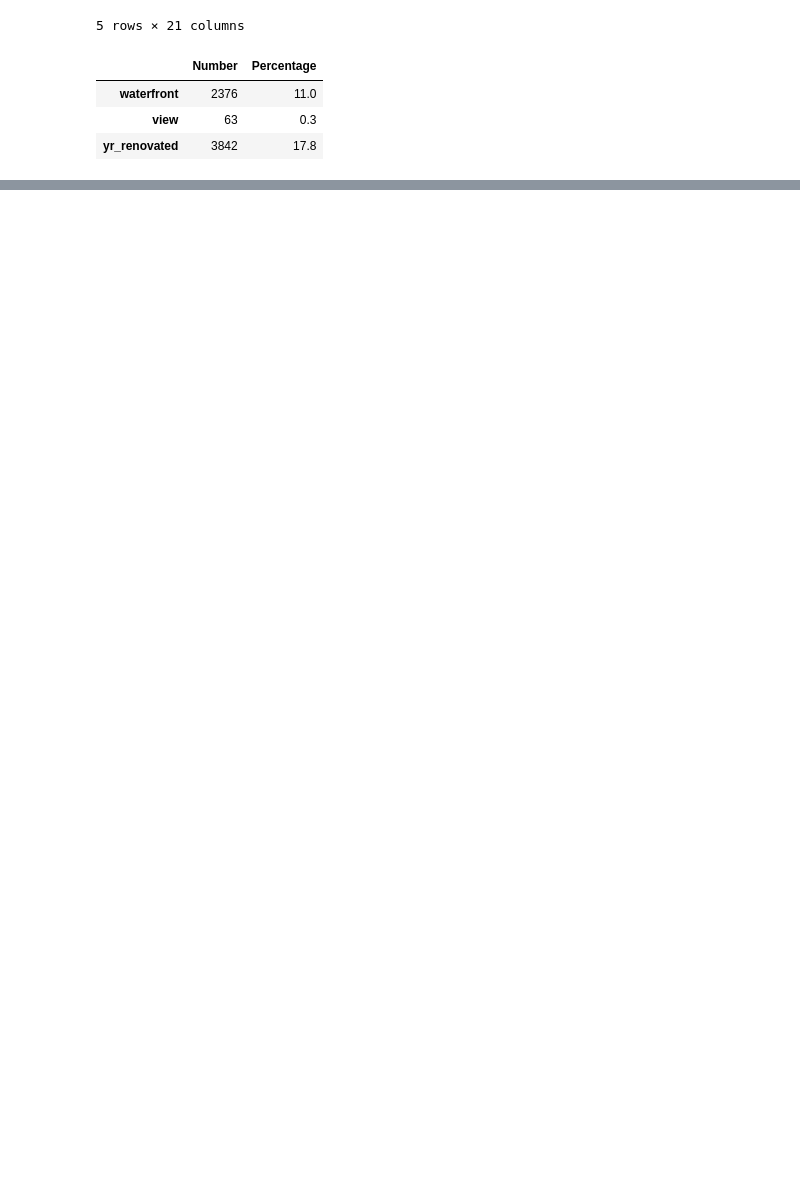
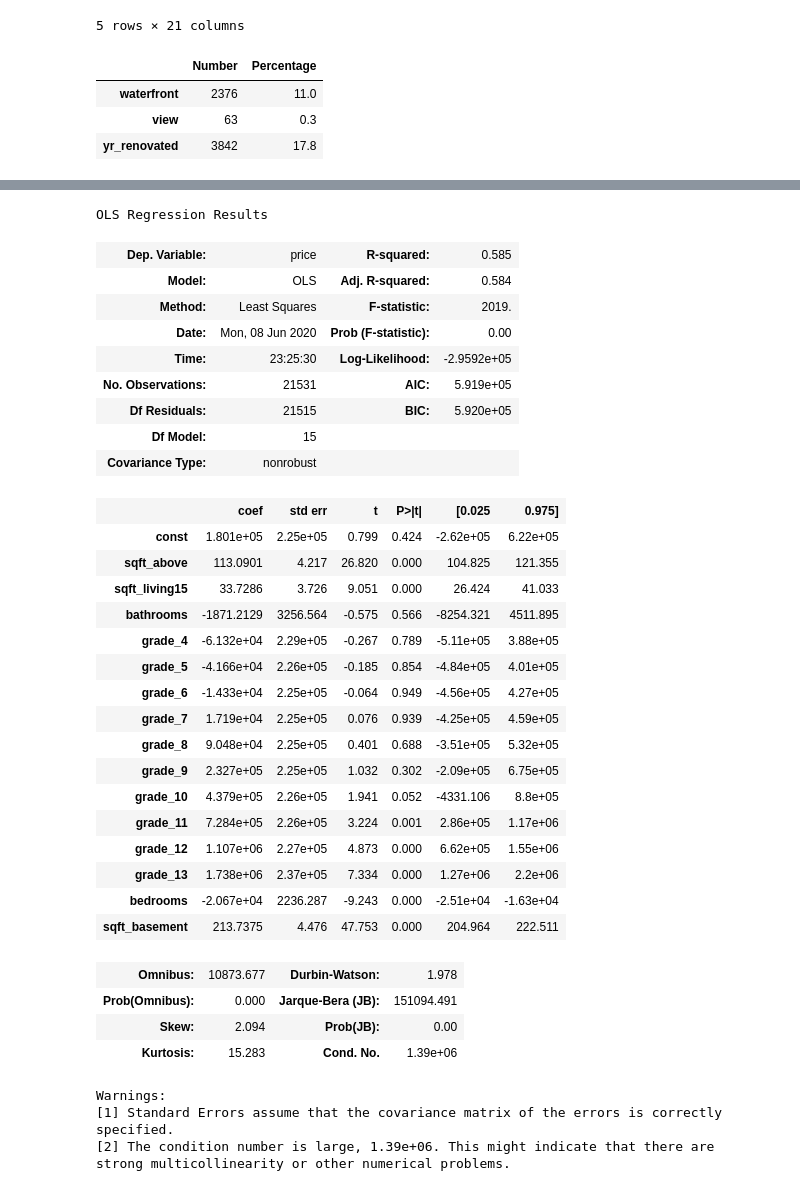
Before and after one commit to Vivi-Wi/House_Price_Prediction, a Jupyter notebook: Project1_EDA.ipynb, the cells around one changed output, grey strips where cells are left out. Drawn from its saved outputs; the diff is of its cells as text; code cells hidden in the pictures; blank space fills up the shorter version.

```diff
--- a/Project1_EDA.ipynb
+++ b/Project1_EDA.ipynb
@@ -146 +188,4 @@ kc_dum=kc_dum.apply(pd.to_numeric)
+# %%
+exp = list(kc_dum)
+exp.remove('price')
 # %%
@@ -187,0 +212,12 @@ memory usage: 168.8+ KB
+# %%
+rs = []
+for i in exp:
+    X = kc_dum[i]
+    X = sm.add_constant(X)
+    y = kc_dum.price
+    rs.append(sm.OLS(y,X).fit().rsquared)
+
+rs_df = pd.DataFrame()
+rs_df['explanatory_variable'] = exp
+rs_df['r_squared'] = rs
+rs_df.sort_values('r_squared', ascending=False).head(10)
@@ -187,0 +256,46 @@ memory usage: 168.8+ KB
+# %%
+X = kc_dum[['sqft_above',
+           'sqft_living15',
+           'bathrooms',
+           'grade_4', 'grade_5', 'grade_6', 'grade_7', 'grade_8', 'grade_9', 'grade_10', 'grade_11', 'grade_12', 'grade_13',
+           'bedrooms',
+           'sqft_basement']]
+X = sm.add_constant(X)
+y = kc_dum.price
+sm.OLS(y,X).fit().summary()
+# %% [output]
+OLS Regression Results
+| Dep. Variable: | price | R-squared: | 0.585 |
+| Model: | OLS | Adj. R-squared: | 0.584 |
+| Method: | Least Squares | F-statistic: | 2019. |
+| Date: | Mon, 08 Jun 2020 | Prob (F-statistic): | 0.00 |
+| Time: | 23:25:30 | Log-Likelihood: | -2.9592e+05 |
+| No. Observations: | 21531 | AIC: | 5.919e+05 |
+| Df Residuals: | 21515 | BIC: | 5.920e+05 |
+| Df Model: | 15 |  |  |
+| Covariance Type: | nonrobust |  |  |
+|  | coef | std err | t | P>|t| | [0.025 | 0.975] |
+| const | 1.801e+05 | 2.25e+05 | 0.799 | 0.424 | -2.62e+05 | 6.22e+05 |
+| sqft_above | 113.0901 | 4.217 | 26.820 | 0.000 | 104.825 | 121.355 |
+| sqft_living15 | 33.7286 | 3.726 | 9.051 | 0.000 | 26.424 | 41.033 |
+| bathrooms | -1871.2129 | 3256.564 | -0.575 | 0.566 | -8254.321 | 4511.895 |
+| grade_4 | -6.132e+04 | 2.29e+05 | -0.267 | 0.789 | -5.11e+05 | 3.88e+05 |
+| grade_5 | -4.166e+04 | 2.26e+05 | -0.185 | 0.854 | -4.84e+05 | 4.01e+05 |
+| grade_6 | -1.433e+04 | 2.25e+05 | -0.064 | 0.949 | -4.56e+05 | 4.27e+05 |
+| grade_7 | 1.719e+04 | 2.25e+05 | 0.076 | 0.939 | -4.25e+05 | 4.59e+05 |
+| grade_8 | 9.048e+04 | 2.25e+05 | 0.401 | 0.688 | -3.51e+05 | 5.32e+05 |
+| grade_9 | 2.327e+05 | 2.25e+05 | 1.032 | 0.302 | -2.09e+05 | 6.75e+05 |
+| grade_10 | 4.379e+05 | 2.26e+05 | 1.941 | 0.052 | -4331.106 | 8.8e+05 |
+| grade_11 | 7.284e+05 | 2.26e+05 | 3.224 | 0.001 | 2.86e+05 | 1.17e+06 |
+| grade_12 | 1.107e+06 | 2.27e+05 | 4.873 | 0.000 | 6.62e+05 | 1.55e+06 |
+| grade_13 | 1.738e+06 | 2.37e+05 | 7.334 | 0.000 | 1.27e+06 | 2.2e+06 |
+| bedrooms | -2.067e+04 | 2236.287 | -9.243 | 0.000 | -2.51e+04 | -1.63e+04 |
+| sqft_basement | 213.7375 | 4.476 | 47.753 | 0.000 | 204.964 | 222.511 |
+| Omnibus: | 10873.677 | Durbin-Watson: | 1.978 |
+| Prob(Omnibus): | 0.000 | Jarque-Bera (JB): | 151094.491 |
+| Skew: | 2.094 | Prob(JB): | 0.00 |
+| Kurtosis: | 15.283 | Cond. No. | 1.39e+06 |
+Warnings:
+[1] Standard Errors assume that the covariance matrix of the errors is correctly specified.
+[2] The condition number is large, 1.39e+06. This might indicate that there are
+strong multicollinearity or other numerical problems.
```
Also changed, not shown: parts of 19 cells of this notebook, 1 other file.
